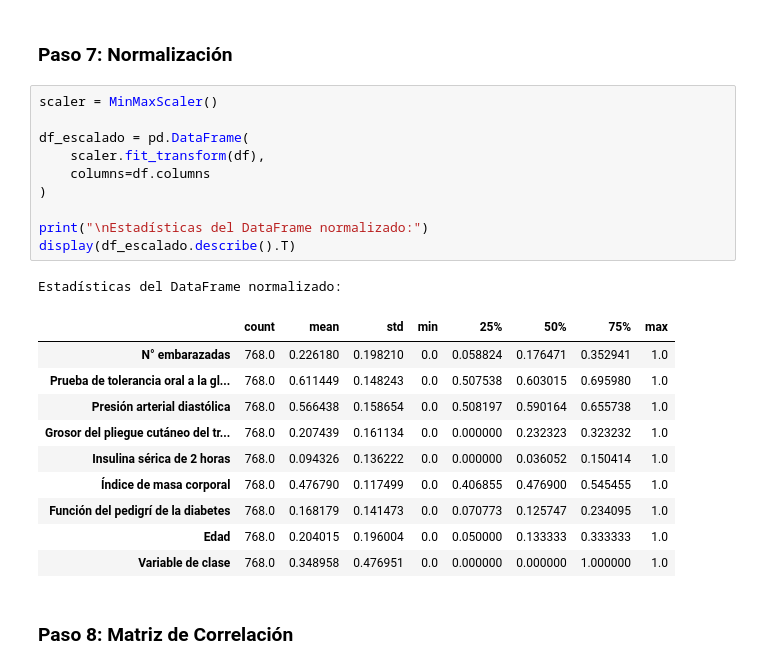
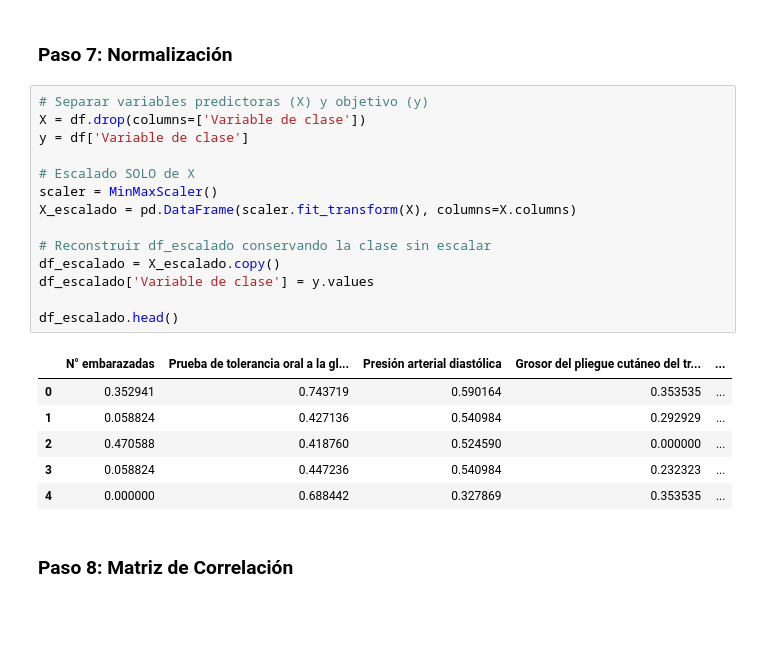
Before and after one commit to JhonCG-12/Analisis_de_Datos_Caviedes_Perdomo, a Jupyter notebook: Proyecto/Proyecto_mineria_caviedes_perdomo.ipynb, the cells around one changed output. Saved outputs shown, nothing was run; the diff lists cells and outputs as text; blank space fills up the shorter version.

```diff
--- a/Proyecto/Proyecto_mineria_caviedes_perdomo.ipynb
+++ b/Proyecto/Proyecto_mineria_caviedes_perdomo.ipynb
@@ -423,28 +449,27 @@ Tipos de datos en df después del intento de LabelEncoder:
 dtype: object
 # %% [markdown]
 ### **Paso 7: Normalización**
-# %%
-scaler = MinMaxScaler()
-
-df_escalado = pd.DataFrame(
-    scaler.fit_transform(df),
-    columns=df.columns
-)
-
-print("\nEstadísticas del DataFrame normalizado:")
-display(df_escalado.describe().T)
-# %% [output]
-Estadísticas del DataFrame normalizado:
-|  | count | mean | std | min | 25% | 50% | 75% | max |
-| N° embarazadas | 768.0 | 0.226180 | 0.198210 | 0.0 | 0.058824 | 0.176471 | 0.352941 | 1.0 |
-| Prueba de tolerancia oral a la gl... | 768.0 | 0.611449 | 0.148243 | 0.0 | 0.507538 | 0.603015 | 0.695980 | 1.0 |
-| Presión arterial diastólica | 768.0 | 0.566438 | 0.158654 | 0.0 | 0.508197 | 0.590164 | 0.655738 | 1.0 |
-| Grosor del pliegue cutáneo del tr... | 768.0 | 0.207439 | 0.161134 | 0.0 | 0.000000 | 0.232323 | 0.323232 | 1.0 |
-| Insulina sérica de 2 horas | 768.0 | 0.094326 | 0.136222 | 0.0 | 0.000000 | 0.036052 | 0.150414 | 1.0 |
-| Índice de masa corporal | 768.0 | 0.476790 | 0.117499 | 0.0 | 0.406855 | 0.476900 | 0.545455 | 1.0 |
-| Función del pedigrí de la diabetes | 768.0 | 0.168179 | 0.141473 | 0.0 | 0.070773 | 0.125747 | 0.234095 | 1.0 |
-| Edad | 768.0 | 0.204015 | 0.196004 | 0.0 | 0.050000 | 0.133333 | 0.333333 | 1.0 |
-| Variable de clase | 768.0 | 0.348958 | 0.476951 | 0.0 | 0.000000 | 0.000000 | 1.000000 | 1.0 |
+# %%
+# Separar variables predictoras (X) y objetivo (y)
+X = df.drop(columns=['Variable de clase'])
+y = df['Variable de clase']
+
+# Escalado SOLO de X
+scaler = MinMaxScaler()
+X_escalado = pd.DataFrame(scaler.fit_transform(X), columns=X.columns)
+
+# Reconstruir df_escalado conservando la clase sin escalar
+df_escalado = X_escalado.copy()
+df_escalado['Variable de clase'] = y.values
+
+df_escalado.head()
+# %% [output]
+|  | N° embarazadas | Prueba de tolerancia oral a la gl... | Presión arterial diastólica | Grosor del pliegue cutáneo del tr... | ... |
+| 0 | 0.352941 | 0.743719 | 0.590164 | 0.353535 | ... |
+| 1 | 0.058824 | 0.427136 | 0.540984 | 0.292929 | ... |
+| 2 | 0.470588 | 0.418760 | 0.524590 | 0.000000 | ... |
+| 3 | 0.058824 | 0.447236 | 0.540984 | 0.232323 | ... |
+| 4 | 0.000000 | 0.688442 | 0.327869 | 0.353535 | ... |
 # %% [markdown]
 ### **Paso 8: Matriz de Correlación**
 # %%
```
Also changed, not shown: parts of 17 cells of this notebook, 1 other file.
